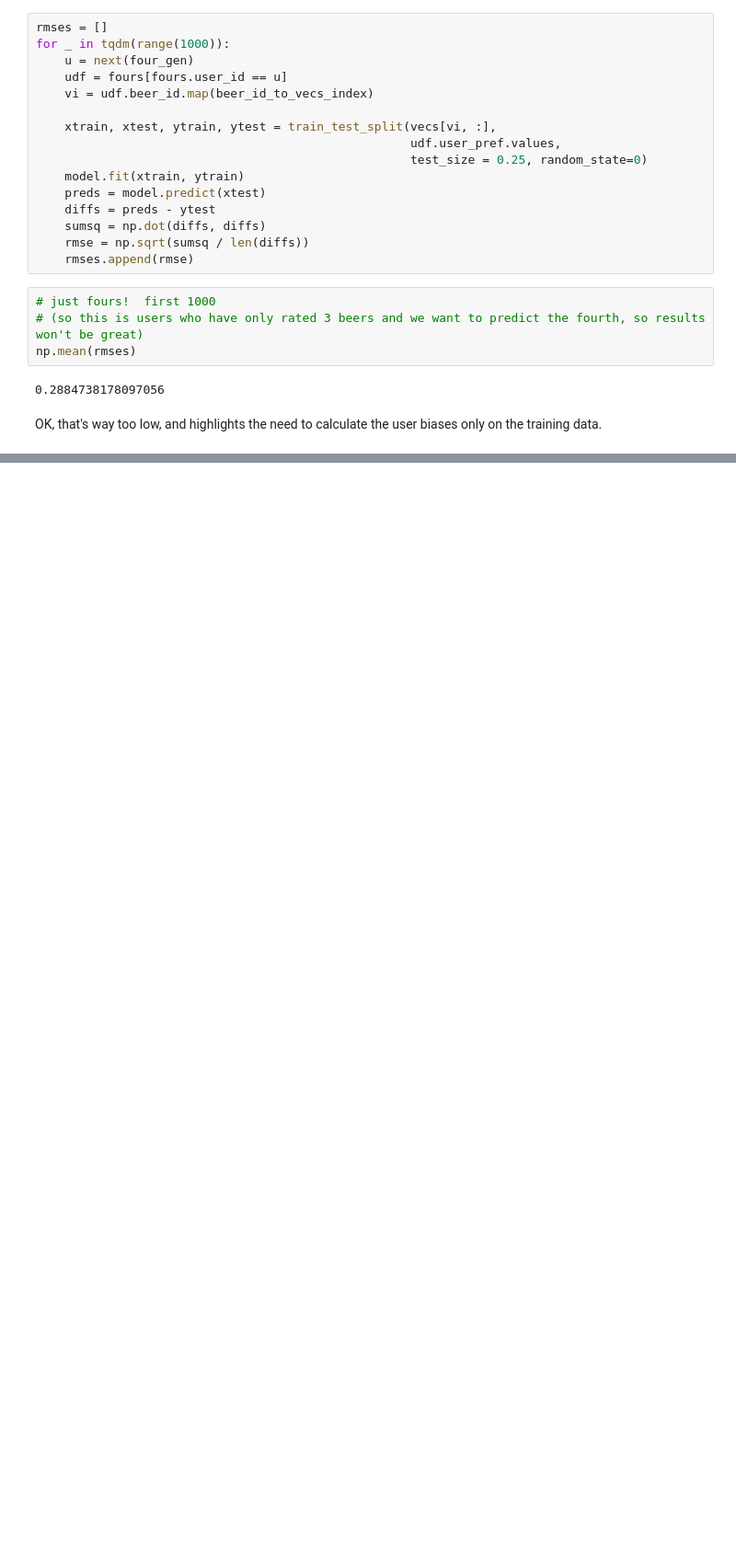
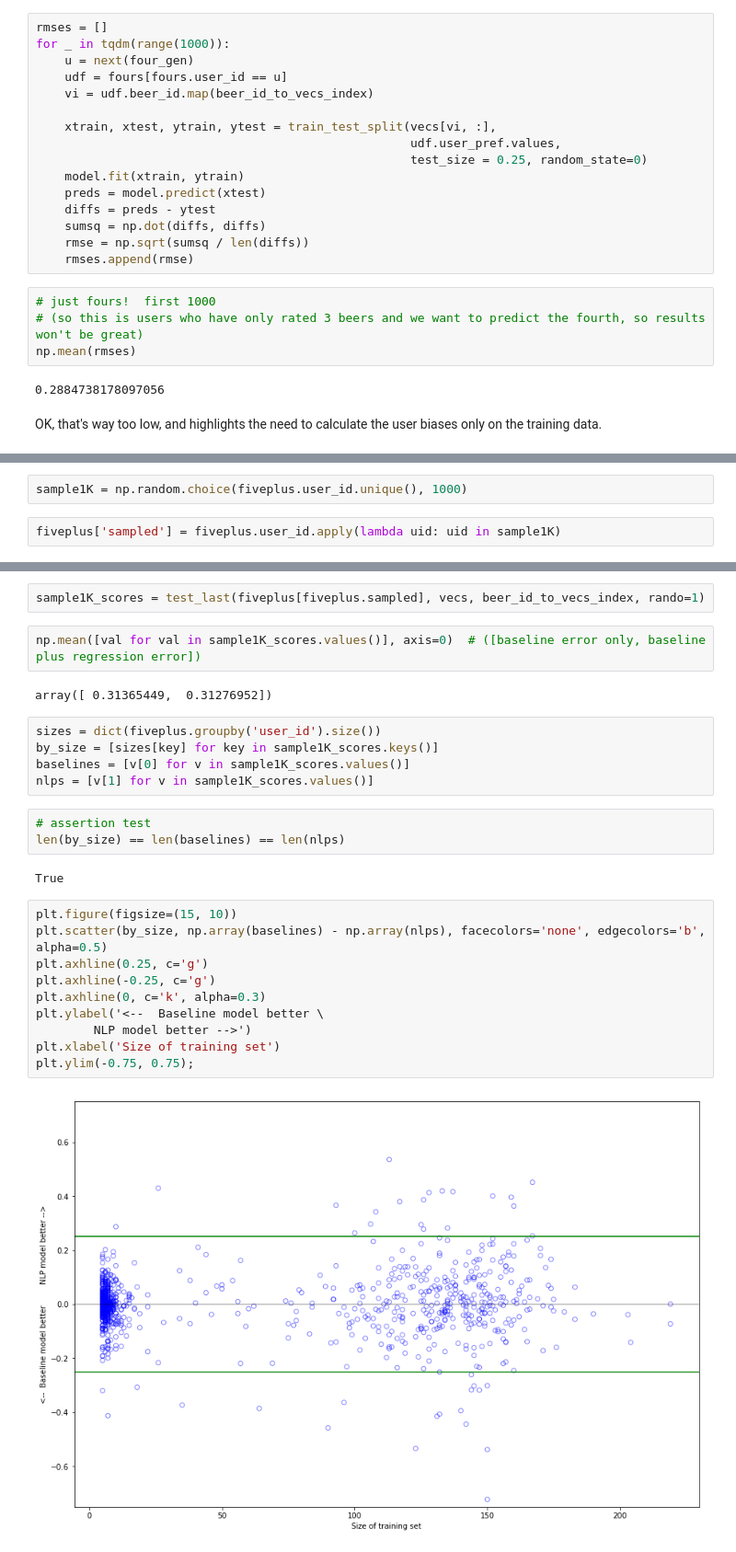
Before and after one commit to ebhtra/springboard, a Jupyter notebook: capstone_1/DescriptionNLP.ipynb, the cells around one changed output, grey strips where cells are left out. Shown at 92% size. Cells and saved outputs as stored; diff of their text form; blank space fills up the shorter version.

Commit message:
Succeed at failing to create anything but noise in NLP/abv/style model.

```diff
--- a/capstone_1/DescriptionNLP.ipynb
+++ b/capstone_1/DescriptionNLP.ipynb
@@ -575,0 +829,4 @@ OK, that's way too low, and highlights the need to calculate the user biases onl
+# %%
+sample1K = np.random.choice(fiveplus.user_id.unique(), 1000)
+# %%
+fiveplus['sampled'] = fiveplus.user_id.apply(lambda uid: uid in sample1K)
@@ -575,0 +843,28 @@ OK, that's way too low, and highlights the need to calculate the user biases onl
+# %%
+sample1K_scores = test_last(fiveplus[fiveplus.sampled], vecs, beer_id_to_vecs_index, rando=1)
+# %%
+np.mean([val for val in sample1K_scores.values()], axis=0)  # ([baseline error only, baseline plus regression error])
+# %% [output]
+array([ 0.31365449,  0.31276952])
+# %%
+sizes = dict(fiveplus.groupby('user_id').size())
+by_size = [sizes[key] for key in sample1K_scores.keys()]
+baselines = [v[0] for v in sample1K_scores.values()]
+nlps = [v[1] for v in sample1K_scores.values()]
+# %%
+# assertion test
+len(by_size) == len(baselines) == len(nlps)
+# %% [output]
+True
+# %%
+plt.figure(figsize=(15, 10))
+plt.scatter(by_size, np.array(baselines) - np.array(nlps), facecolors='none', edgecolors='b', alpha=0.5)
+plt.axhline(0.25, c='g')
+plt.axhline(-0.25, c='g')
+plt.axhline(0, c='k', alpha=0.3)
+plt.ylabel('<--  Baseline model better \
+        NLP model better -->')
+plt.xlabel('Size of training set')
+plt.ylim(-0.75, 0.75);
+# %% [output]
+[figure, added]
```
Also changed, not shown: parts of 83 cells of this notebook.
